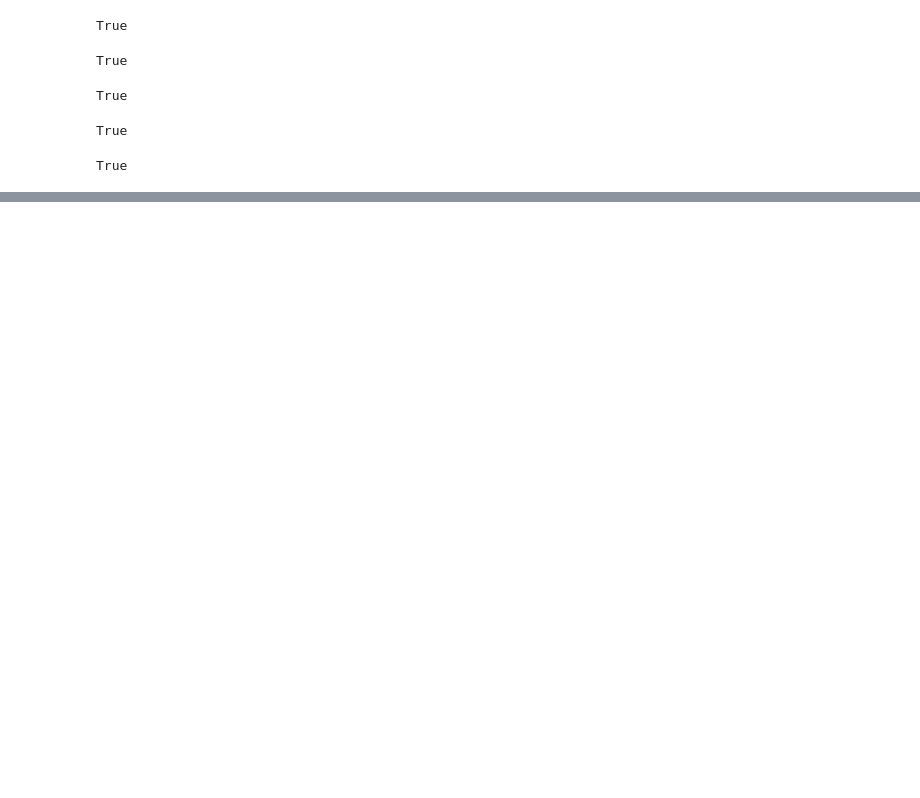
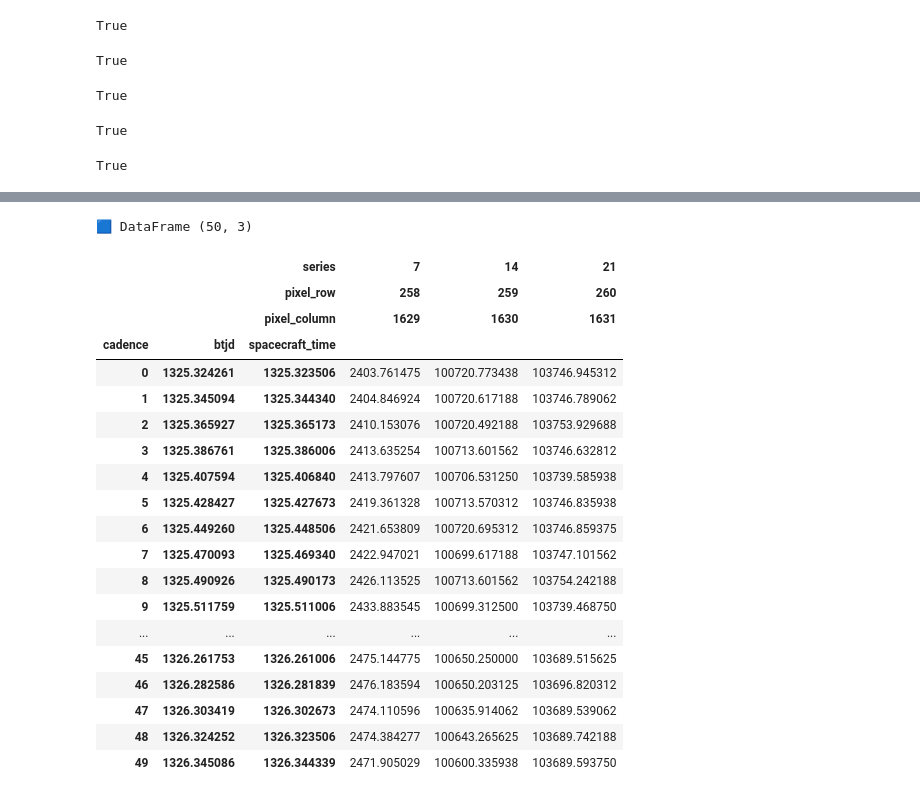
Before and after one commit to lightkurve/lkdata, a Jupyter notebook: demo.ipynb, the cells around one changed output, grey strips where cells are left out. Saved outputs shown, nothing was run; the diff lists cells and outputs as text; code cells hidden in the pictures; blank space fills up the shorter version.

```diff
--- a/demo.ipynb
+++ b/demo.ipynb
@@ -28,15 +28,15 @@ time_mask = hdulist[1].data["QUALITY"] == 0
 flux = DataCube(
     flux_array,
     time_indices={"btjd": time, "spacecraft_time": time - time_corr},
-    row_indices={"row": row},
-    col_indices={"column": col},
+    row_indices={"pixel_row": row},
+    col_indices={"pixel_column": col},
 )
 
 flux_err = ErrorCube(
     flux_err_array,
     time_indices={"btjd": time, "spacecraft_time": time - time_corr},
-    row_indices={"row": row},
-    col_indices={"column": col},
+    row_indices={"pixel_row": row},
+    col_indices={"pixel_column": col},
 )
 # %%
 flux, flux_err
@@ -749,0 +907,24 @@ True
+# %%
+flux[:, [1, 2, 3], [1, 2, 3]]
+# %% [output]
+🟦 DataFrame (50, 3)
+|  |  | series | 7 | 14 | 21 |
+|  |  | pixel_row | 258 | 259 | 260 |
+|  |  | pixel_column | 1629 | 1630 | 1631 |
+| cadence | btjd | spacecraft_time |  |  |  |
+| 0 | 1325.324261 | 1325.323506 | 2403.761475 | 100720.773438 | 103746.945312 |
+| 1 | 1325.345094 | 1325.344340 | 2404.846924 | 100720.617188 | 103746.789062 |
+| 2 | 1325.365927 | 1325.365173 | 2410.153076 | 100720.492188 | 103753.929688 |
+| 3 | 1325.386761 | 1325.386006 | 2413.635254 | 100713.601562 | 103746.632812 |
+| 4 | 1325.407594 | 1325.406840 | 2413.797607 | 100706.531250 | 103739.585938 |
+| 5 | 1325.428427 | 1325.427673 | 2419.361328 | 100713.570312 | 103746.835938 |
+| 6 | 1325.449260 | 1325.448506 | 2421.653809 | 100720.695312 | 103746.859375 |
+| 7 | 1325.470093 | 1325.469340 | 2422.947021 | 100699.617188 | 103747.101562 |
+| 8 | 1325.490926 | 1325.490173 | 2426.113525 | 100713.601562 | 103754.242188 |
+| 9 | 1325.511759 | 1325.511006 | 2433.883545 | 100699.312500 | 103739.468750 |
+| ... | ... | ... | ... | ... | ... |
+| 45 | 1326.261753 | 1326.261006 | 2475.144775 | 100650.250000 | 103689.515625 |
+| 46 | 1326.282586 | 1326.281839 | 2476.183594 | 100650.203125 | 103696.820312 |
+| 47 | 1326.303419 | 1326.302673 | 2474.110596 | 100635.914062 | 103689.539062 |
+| 48 | 1326.324252 | 1326.323506 | 2474.384277 | 100643.265625 | 103689.742188 |
+| 49 | 1326.345086 | 1326.344339 | 2471.905029 | 100600.335938 | 103689.593750 |
```
Also changed, not shown: parts of 14 cells of this notebook, 3 other files.
